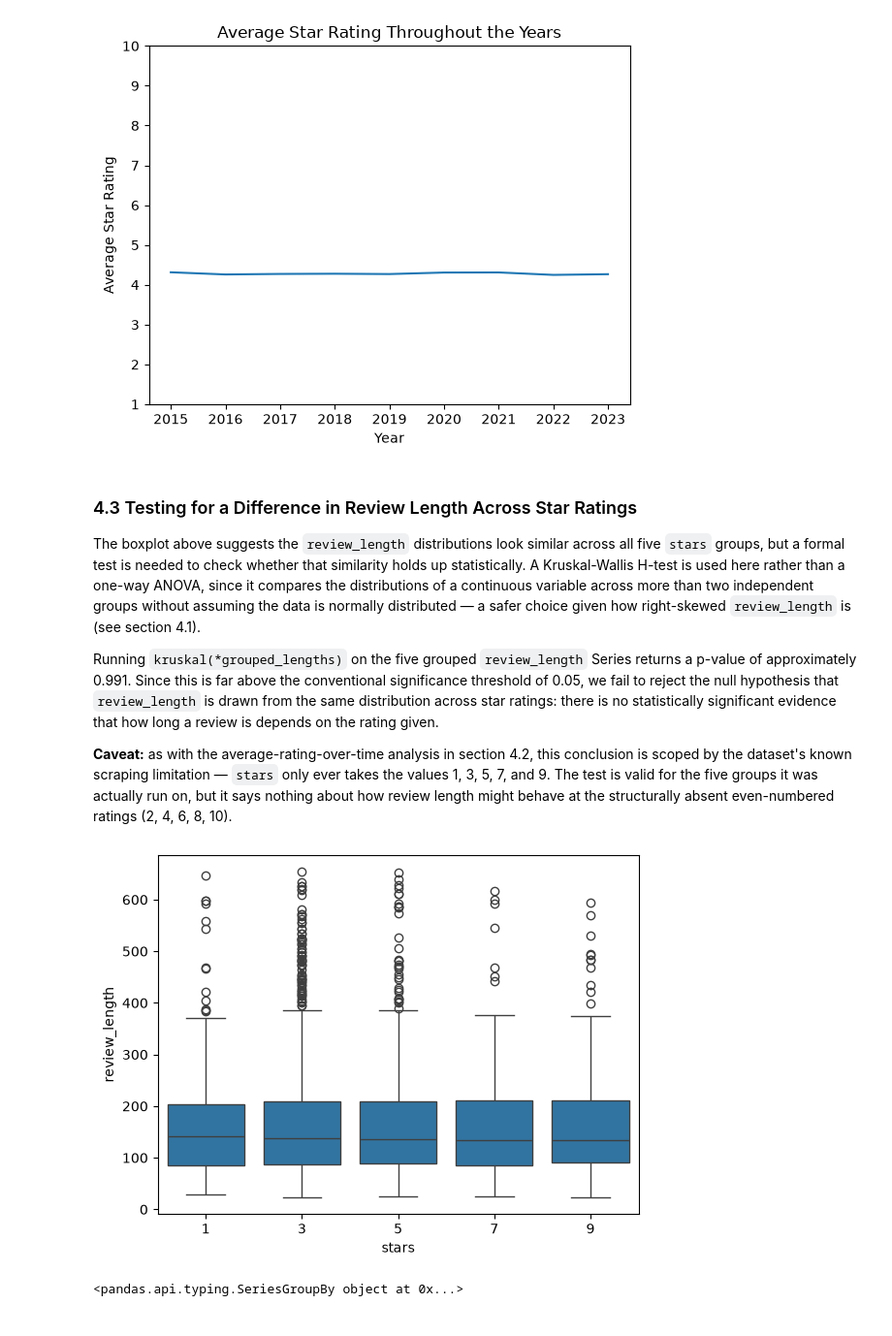
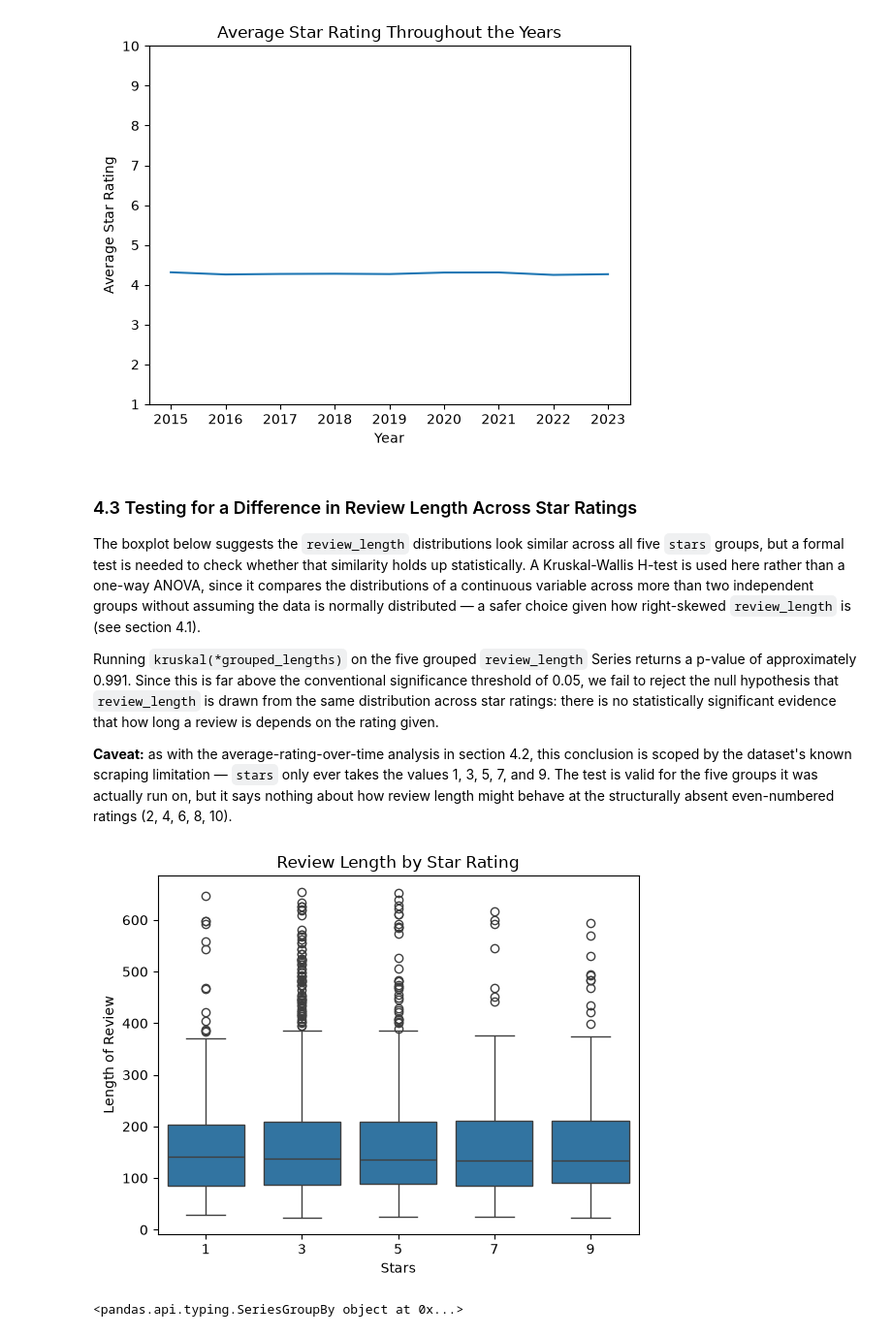
Before and after one commit to m4h1m03/data-analysis-project, a Jupyter notebook: notebooks/02_feature_engineering_eda.ipynb, the cells around one changed output. Shown at 97% size. Saved outputs shown, nothing was run; the diff lists cells and outputs as text; code cells hidden in the pictures.

Commit message:
Adding graph labels and polishing markdown cells

```diff
--- a/notebooks/02_feature_engineering_eda.ipynb
+++ b/notebooks/02_feature_engineering_eda.ipynb
@@ -239,7 +239,7 @@ Name: stars, dtype: float64
 # %% [markdown]
 ### 4.3 Testing for a Difference in Review Length Across Star Ratings
 
-The boxplot above suggests the `review_length` distributions look similar across all five `stars` groups, but a formal test is needed to check whether that similarity holds up statistically. A Kruskal-Wallis H-test is used here rather than a one-way ANOVA, since it compares the distributions of a continuous variable across more than two independent groups without assuming the data is normally distributed — a safer choice given how right-skewed `review_length` is (see section 4.1).
+The boxplot below suggests the `review_length` distributions look similar across all five `stars` groups, but a formal test is needed to check whether that similarity holds up statistically. A Kruskal-Wallis H-test is used here rather than a one-way ANOVA, since it compares the distributions of a continuous variable across more than two independent groups without assuming the data is normally distributed — a safer choice given how right-skewed `review_length` is (see section 4.1).
 
 Running `kruskal(*grouped_lengths)` on the five grouped `review_length` Series returns a p-value of approximately 0.991. Since this is far above the conventional significance threshold of 0.05, we fail to reject the null hypothesis that `review_length` is drawn from the same distribution across star ratings: there is no statistically significant evidence that how long a review is depends on the rating given.
 
@@ -247,12 +247,15 @@ Running `kruskal(*grouped_lengths)` on the five grouped `review_length` Series r
 # %%
 sns.boxplot(
     data=df,
     x='stars',
     y='review_length'
 )
+plt.xlabel('Stars')
+plt.ylabel('Length of Review')
+plt.title('Review Length by Star Rating')
 plt.show()
 # %% [output]
-[figure, old version]
+[figure, new version]
 # %%
 print(df.groupby('stars')['review_length'])
 # %% [output]
```
Also changed, not shown: parts of 4 cells of this notebook, 1 other file.
